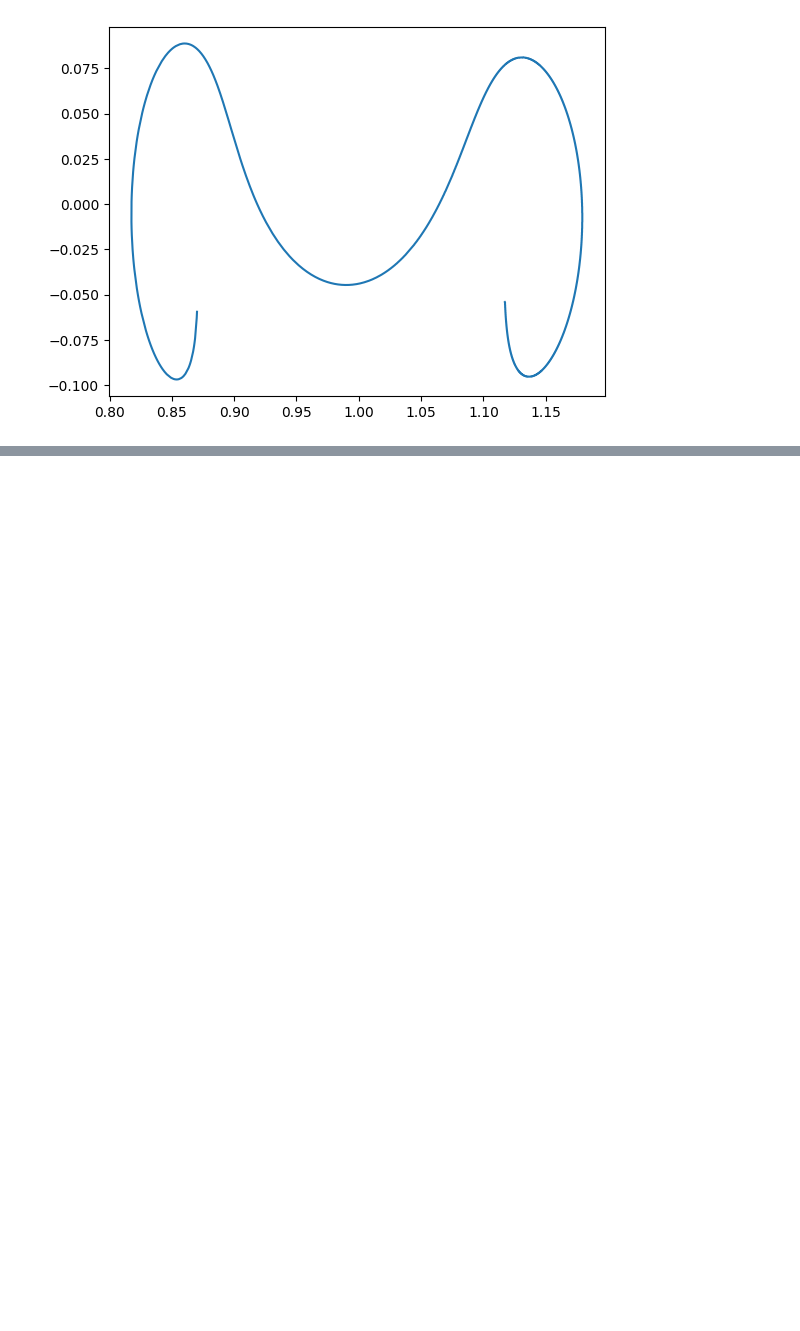
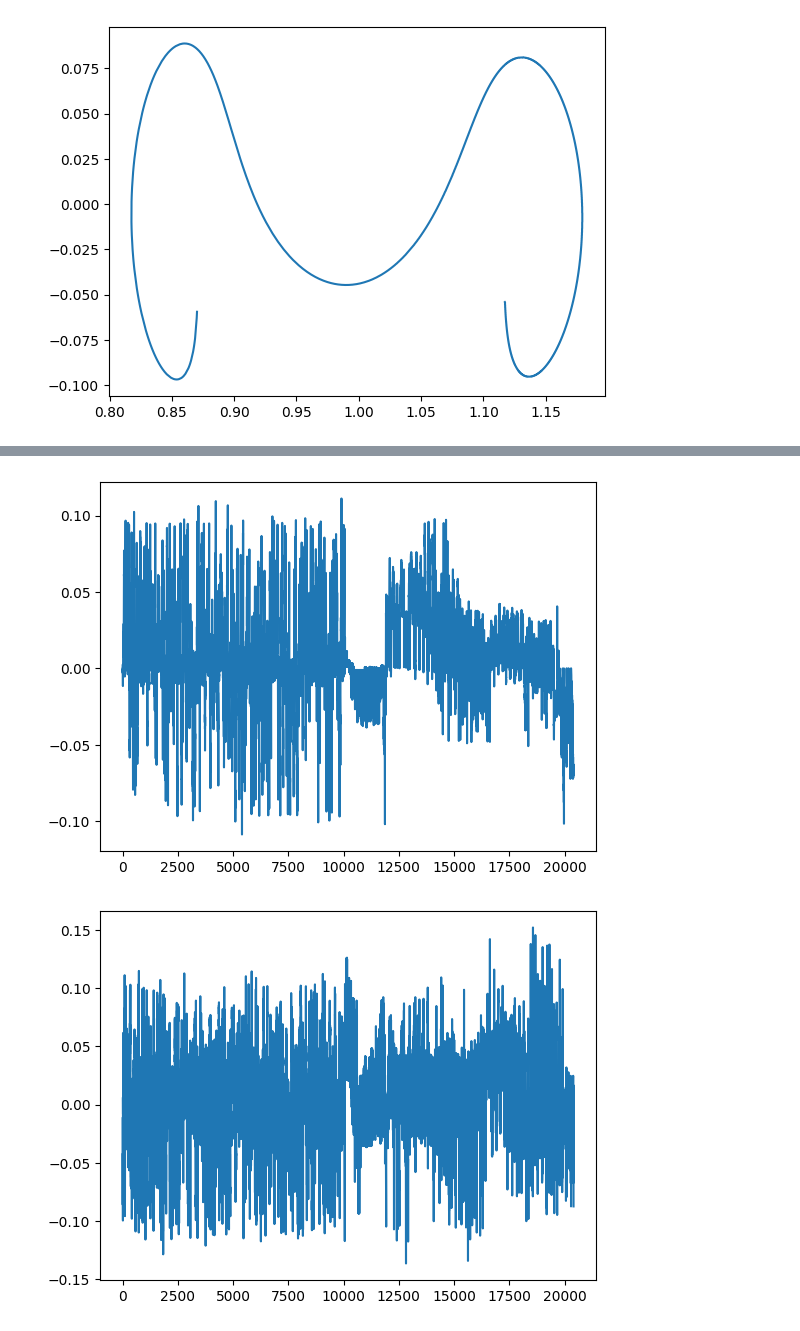
Before and after one commit to alibaniasad1999/DGDDPG, a Jupyter notebook: Code/DDPG_TBP.ipynb, the cells around one changed output, grey strips where cells are left out. Cells and saved outputs as stored; diff of their text form; code cells hidden in the pictures; blank space fills up the shorter version.

```diff
--- a/Code/DDPG_TBP.ipynb
+++ b/Code/DDPG_TBP.ipynb
@@ -573,0 +663,10 @@ update
+# %%
+# ddpg.train(epochs_=500)
+states = np.array(states_array)
+# separate figure for each state
+for i in range(states.shape[1]):
+    plt.plot(states[:,i])
+    plt.show()
+# %% [output]
+[figure, added]
+[figure, added]
```
Also changed, not shown: parts of 12 cells of this notebook, 6 other files.
